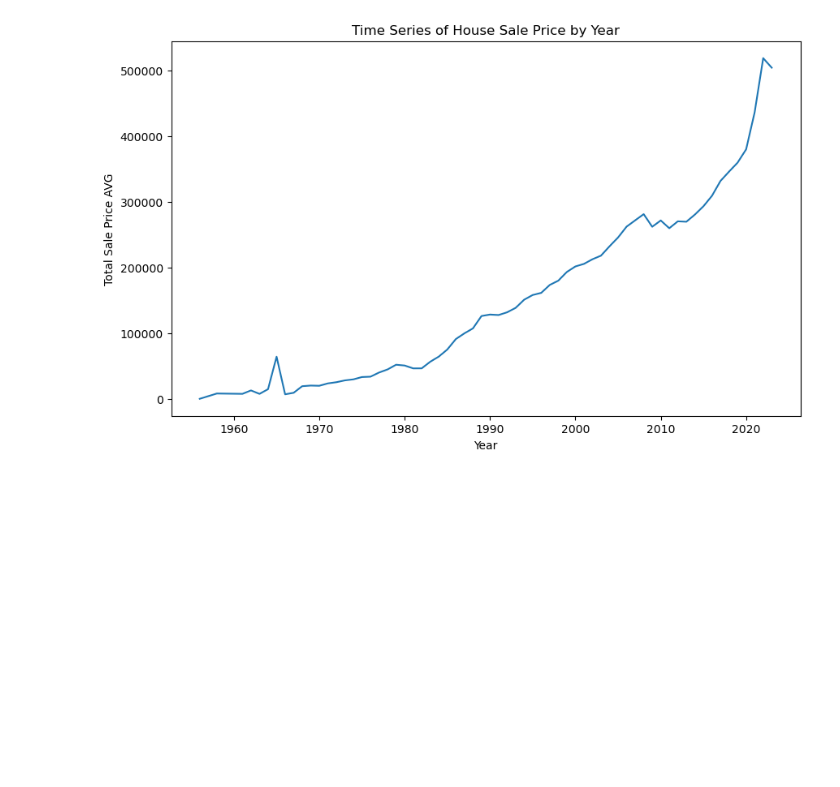
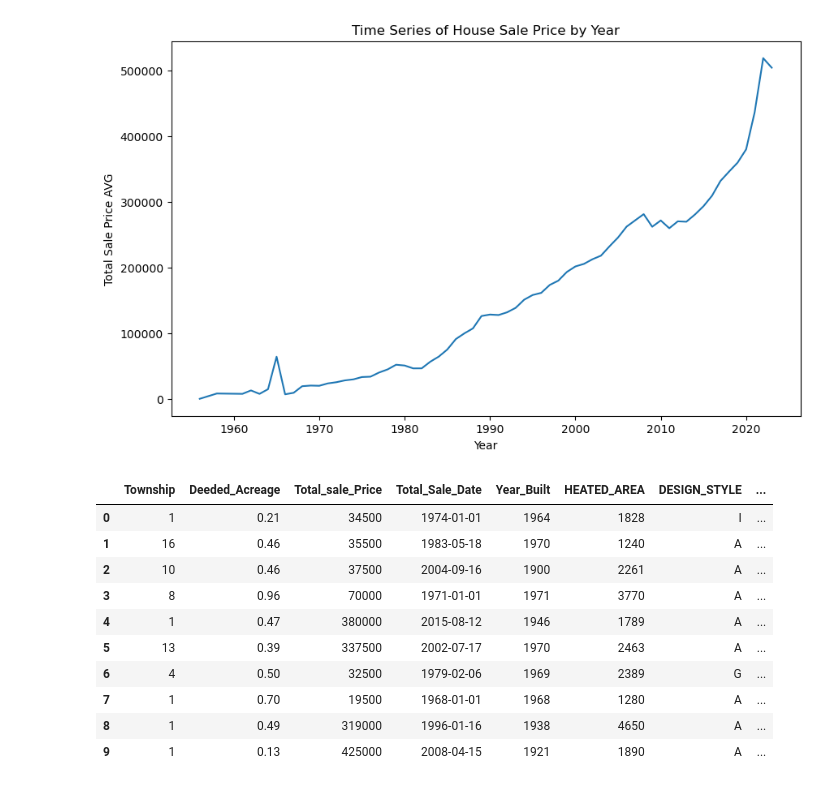
Before and after one commit to jkehm/Wake-County-Housing, a Jupyter notebook: Notebooks/EDA_JAK.ipynb, the cells around one changed output. Cells and saved outputs as stored; diff of their text form; code cells hidden in the pictures; blank space fills up the shorter version.

```diff
--- a/Notebooks/EDA_JAK.ipynb
+++ b/Notebooks/EDA_JAK.ipynb
@@ -104,0 +131,22 @@ cleaner_df.describe()
+# %%
+import numpy as np
+
+# Remove bottom 5% and top 99% of Deeded acreage
+lower_cutoff = np.percentile(df['Deeded_Acreage'], 5)
+upper_cutoff = np.percentile(df['Deeded_Acreage'], 99)
+
+df = df[(df['Deeded_Acreage'] >= lower_cutoff) & (df['Deeded_Acreage'] <= upper_cutoff)]
+
+df.head(10)
+# %% [output]
+|  | Township | Deeded_Acreage | Total_sale_Price | Total_Sale_Date | Year_Built | HEATED_AREA | DESIGN_STYLE | ... |
+| 0 | 1 | 0.21 | 34500 | 1974-01-01 | 1964 | 1828 | I | ... |
+| 1 | 16 | 0.46 | 35500 | 1983-05-18 | 1970 | 1240 | A | ... |
+| 2 | 10 | 0.46 | 37500 | 2004-09-16 | 1900 | 2261 | A | ... |
+| 3 | 8 | 0.96 | 70000 | 1971-01-01 | 1971 | 3770 | A | ... |
+| 4 | 1 | 0.47 | 380000 | 2015-08-12 | 1946 | 1789 | A | ... |
+| 5 | 13 | 0.39 | 337500 | 2002-07-17 | 1970 | 2463 | A | ... |
+| 6 | 4 | 0.50 | 32500 | 1979-02-06 | 1969 | 2389 | G | ... |
+| 7 | 1 | 0.70 | 19500 | 1968-01-01 | 1968 | 1280 | A | ... |
+| 8 | 1 | 0.49 | 319000 | 1996-01-16 | 1938 | 4650 | A | ... |
+| 9 | 1 | 0.13 | 425000 | 2008-04-15 | 1921 | 1890 | A | ... |
```
Also changed, not shown: parts of 13 cells of this notebook.
